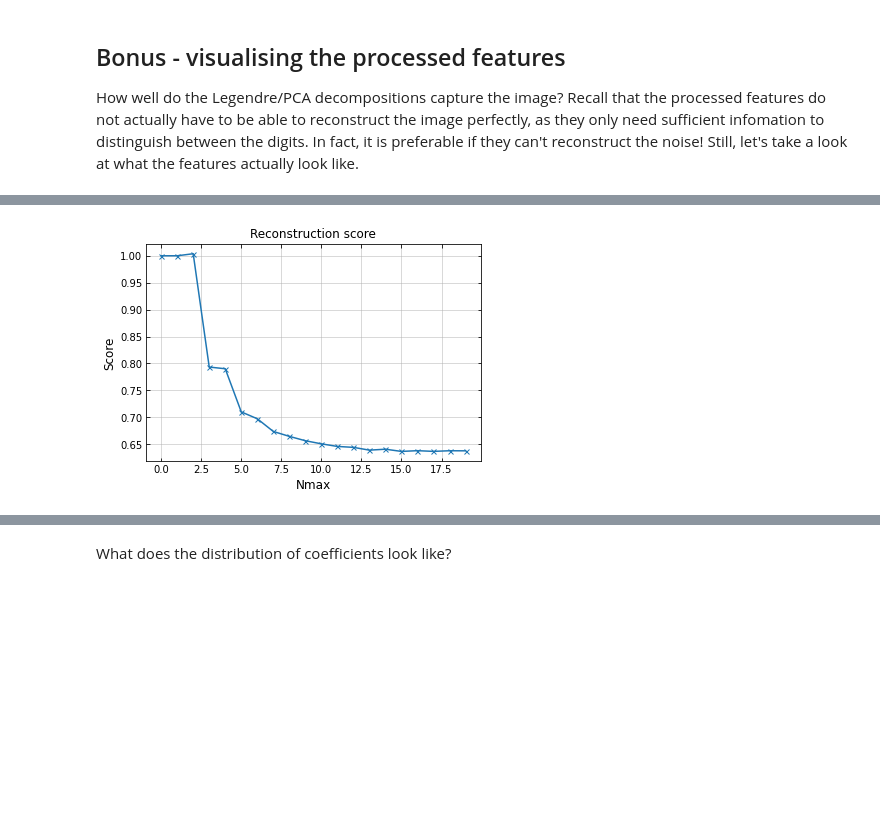
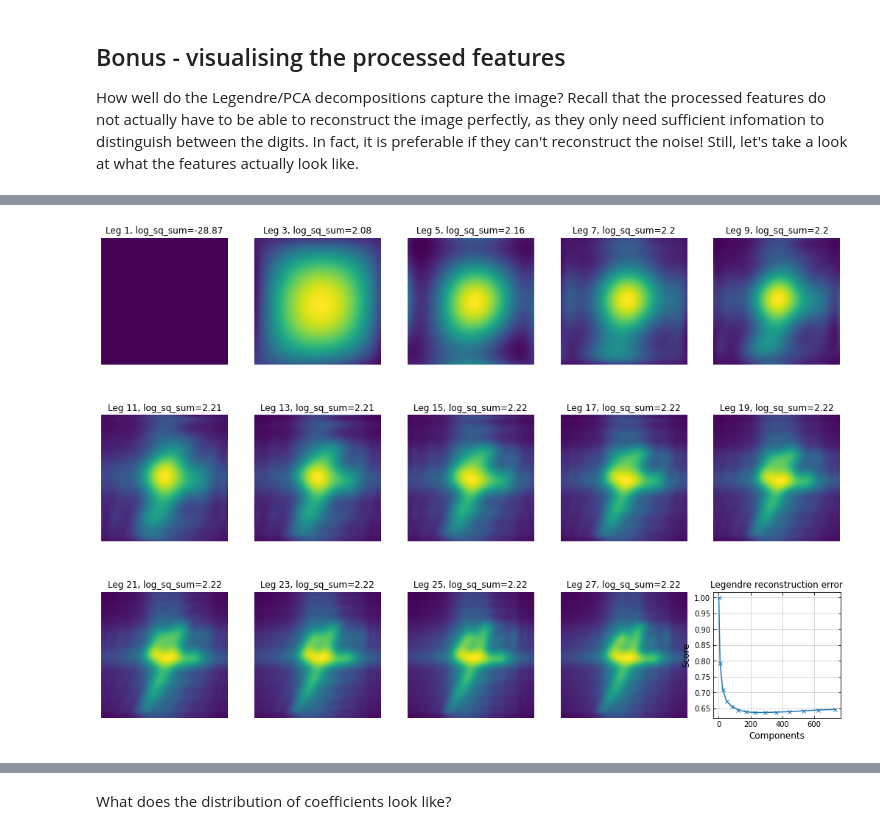
Before and after one commit to pc559/mnist_comparison, a Jupyter notebook: mnist_compare.ipynb, the cells around one changed output, grey strips where cells are left out. Cells and saved outputs as stored; diff of their text form; code cells hidden in the pictures; blank space fills up the shorter version.

```diff
--- a/mnist_compare.ipynb
+++ b/mnist_compare.ipynb
@@ -390,0 +393,5 @@ pd.DataFrame(leg_results, columns=display_cols)
+# %%
+leg_scores['Method name'] = 'MLPClassifier'
+leg_scores['Data prep'] = 'Legendre decomp'
+leg_scores['Samples'] = len(X_train)
+leg_scores
@@ -503,0 +507,4 @@ pd.DataFrame(leg_other_results, columns=display_cols)
+# %%
+other_methods_scores_leg['Data prep'] = 'Legendre decomp'
+other_methods_scores_leg['Components'] = X_train.shape[1]
+other_methods_scores_leg
@@ -503,0 +519,11 @@ pd.DataFrame(leg_other_results, columns=display_cols)
+# %%
+## # Change this to a plot?
+col1 = 'Method name'
+col2 = 'Data prep'
+pca_inds = pca_scores['Validation score']==pca_scores['Validation score'].max()
+leg_inds = leg_scores['Validation score']==leg_scores['Validation score'].max()
+dfs = [other_methods_scores, other_methods_scores_leg, pca_scores[pca_inds], leg_scores[leg_inds], full_score]
+temp = pd.concat(dfs)#, keys=keys, names=[col2])
+temp['Components'] = temp['Components'].astype(np.int64)
+temp['Time taken [s]'] = np.round(temp['Time taken [s]'])
+temp.set_index([col1, col2], drop=True).sort_values('Validation score', ascending=False)
@@ -547,8 +587,6 @@ mnist_ind = 53
 to_fit = np.copy(mnist['data'].values[mnist_ind].reshape((28,28)))
 to_fit -= to_fit.mean()
 to_fit = to_fit/to_fit.std()
-#to_fit = np.clip(to_fit, 0, 255)
-#print(breaks)
 def func(x, y):
     x = np.clip(np.ceil((1+x)*N_pixel/2), 0, 27)
     y = np.clip(np.ceil((1+y)*N_pixel/2), 0, 27)
@@ -560,64 +598,30 @@ xs = np.linspace(-1, 1, N_plot, endpoint=True)
 ys = np.linspace(-1, 1, N_plot, endpoint=True)
 f_xs, f_ys = np.meshgrid(xs, ys)[0].flatten(), np.meshgrid(xs, ys)[1].flatten()
 fns = func(f_xs, f_ys)
-#fig, ax = plt.subplots(1, 1, figsize=(12,6))
-#ax.imshow(fns.reshape((N_plot, N_plot)), label='real', extent=[-1, 1, -1, 1])
-#plt.show()
 
-N = 101
 ## # We should already have this from above?
-Q = np.zeros((N_pixel, N_pixel))
-for n in range(N_pixel):
-    for i in range(N_pixel):
-        Q[n,i] = quad(lambda x,n=n:eval_legendre(n, x)*np.sqrt(n+0.5), breaks[i], breaks[i+1], epsabs=1.49e-08, epsrel=1.49e-08, limit=50)[0]
+#Q = np.zeros((N_pixel, N_pixel))
+#for n in range(N_pixel):
+#    for i in range(N_pixel):
+#        Q[n,i] = quad(lambda x,n=n:eval_legendre(n, x)*np.sqrt(n+0.5), breaks[i], breaks[i+1], epsabs=1.49e-08, epsrel=1.49e-08, limit=50)[0]
+fig, axs = plt.subplots(3, 5, figsize=(18,12))
+axs = axs.flatten()
 recon_res = []
-for Nmax in range(20):#range(1,32,10):
+for ind, Nmax in enumerate(range(1, 29, 2)):#range(1,32,10):
     coeffs = np.einsum('ia,ba->ib', Q[:Nmax], to_fit)
     coeffs = np.einsum('jb,ib->ij', Q[:Nmax], coeffs)
-    #print(np.shape(coeffs))
-    N_plot = 150
-    xs = np.linspace(-1, 1, N_plot, endpoint=True)
-    ys = np.linspace(-1, 1, N_plot, endpoint=True)
-    f_xs, f_ys = np.meshgrid(xs, ys)[0].flatten(), np.meshgrid(xs, ys)[1].flatten()
-    fns = func(f_xs, f_ys)
     recomp = np.dot(coeffs, [eval_legendre(n, xs) for n in range(Nmax)])
-    #print(1, np.shape(recomp))
     recomp = np.dot(recomp.T, [eval_legendre(n, xs) for n in range(Nmax)]).flatten()
-    #print(2, np.shape(recomp))
     recon_res.append([Nmax, np.sum((recomp-fns)**2)/np.sum(fns**2)])
+    scale = (28./N_plot)**2 # Relative number of pixels
+    axs[ind].set_title(f'Leg {Nmax}, log_sq_sum={round(np.log10(scale*np.sum(recomp**2)),2)}')
+    axs[ind].imshow(recomp.reshape((N_plot,N_plot)), label='recomp', extent=[-1, 1, -1, 1])
+    print(Nmax, end='\t', flush=True)
+    axs[ind].axis('off')
 recon_res = np.array(recon_res)
-#print('\n',np.sum(coeffs**2))
-plt.title('Reconstruction score')
-plt.plot(recon_res[:,0], recon_res[:,1], '-x')
-plt.ylabel('Score')
-plt.xlabel('Nmax')
+axs[-1].set_title('Legendre reconstruction error')
+axs[-1].plot(recon_res[:,0]**2, recon_res[:,1], '-x')
+axs[-1].set_ylabel('Score')
+axs[-1].set_xlabel('Components')
 plt.show()
-fig, axs = plt.subplots(1, 3, figsize=(18,6))
-axs[0].set_title(f'Leg {Nmax}')
-axs[0].imshow(fns.reshape((N_plot, N_plot)), label='real', extent=[-1, 1, -1, 1])
-axs[1].imshow(recomp.reshape((N_plot, N_plot)), label='recomp', extent=[-1, 1, -1, 1])
-axs[2].imshow(coeffs[::-1,:], extent=[0, Nmax, 0, Nmax])
-plt.show()
-########################
-fig, axs = plt.subplots(5, 6, figsize=(18,18))
-axs = axs.flatten()
-for sqrt_n_components in range(1, 29, 2):
-    ## # Don't need to retrain the pipe every time, just use the first n.
-    pca = PCA(n_components=sqrt_n_components**2, random_state=42)
-    pca_only_pipe = Pipeline([('scaler', StandardScaler()), ('pca', pca)])
-    pca_only_pipe.fit(X_train)
-    pca_fit = pca_only_pipe.transform(to_fit.reshape((1,-1)))
-    pca_inv_fit = pca_only_pipe.inverse_transform(pca_fit).reshape((28,28))
-    #fig, axs = plt.subplots(1, 3, figsize=(18,6))
-    axs[sqrt_n_components].set_title(f'PCA {sqrt_n_components**2}')
-    #axs[0].imshow(to_fit, label='real', extent=[-1, 1, -1, 1])
-    axs[sqrt_n_components].imshow(pca_inv_fit, label='recomp', extent=[-1, 1, -1, 1])
-    #axs[2].imshow(pca_fit.reshape((28,28))[::-1,:], extent=[0, Nmax, 0, Nmax])
-    print(sqrt_n_components, end='\t', flush=True)
-    axs[sqrt_n_components].axis('off')
-print('')
-axs[-1].axis('off')
-axs[-1].imshow(to_fit, label='recomp', extent=[-1, 1, -1, 1])
-plt.tight_layout()
-plt.show()
 # %% [output]
@@ -624 +629 @@ plt.show()
-[figure, old version]
+[figure, new version]
```
Also changed, not shown: parts of 24 cells of this notebook.
